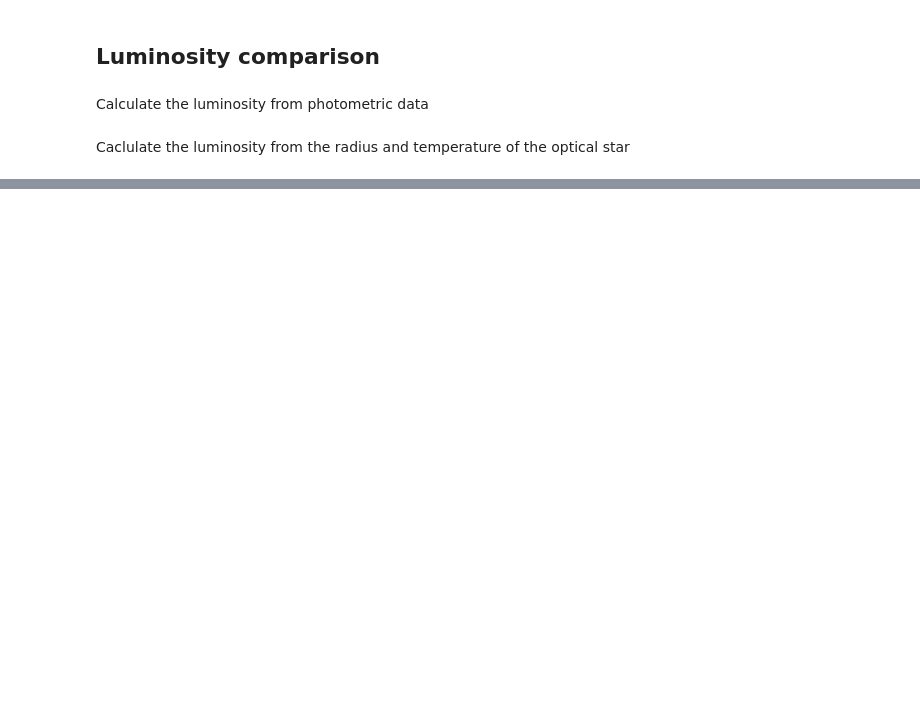
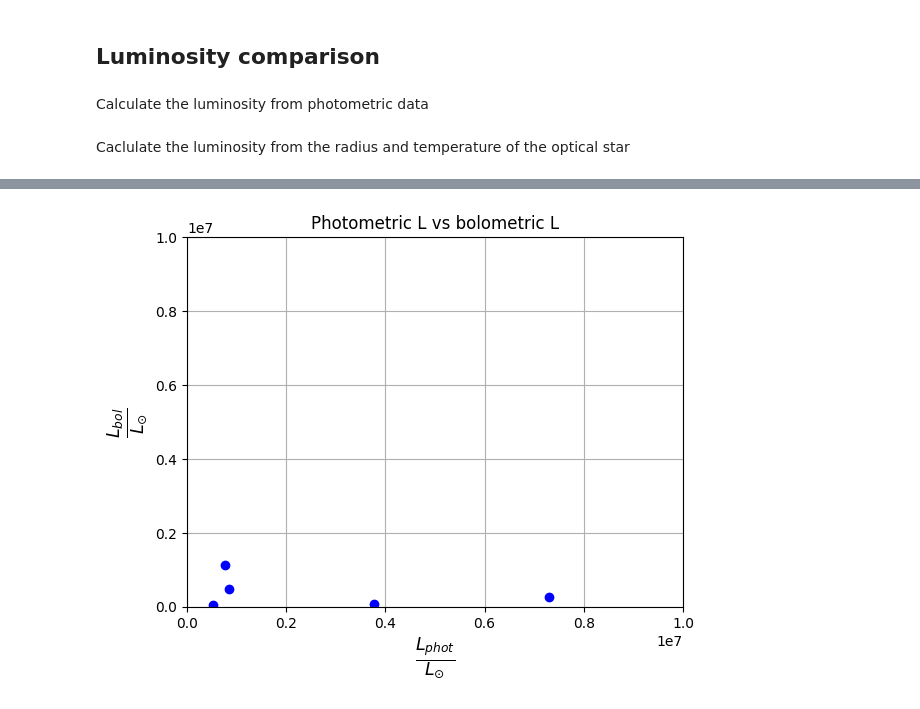
Before and after one commit to LvV210/MasterProject, a Jupyter notebook: luminosity.ipynb, the cells around one changed output, grey strips where cells are left out. Saved outputs shown, nothing was run; the diff lists cells and outputs as text; code cells hidden in the pictures; blank space fills up the shorter version.

Commit message:
Now have plots of the luminosity comparison

```diff
--- a/luminosity.ipynb
+++ b/luminosity.ipynb
@@ -18,3 +14,12 @@ df_falenga = falenga()
+# %%
+# Import data
+df_hmxb = HMXB_parameters()
+df_sg_params = supergiant_stellar_parameters()
+df_falenga = falenga()
+
+df_luminosity = pd.DataFrame({'id': df_hmxb['id'].copy(),
+                              "L_phot": [None] * len(df_hmxb['id']),
+                              "L_spec": [None] * len(df_hmxb['id'])})
 # %% [markdown]
 Calculate the luminosity from photometric data
 # %%
@@ -31,14 +36,13 @@ for i in range(df_hmxb.shape[0]):
     # Calculate the luminosity in solar luminosities
     L = 10**((Mbol - 4.74) / (-2.5))
 
+    # Put L in luminosity dataframe
+    df_luminosity.loc[df_luminosity["id"] == df_hmxb.loc[i, 'id'], "L_phot"] = L
     # Put L in the dataframe
     df_hmxb.loc[i, 'luminosity'] = L
-L_photometric = df_hmxb['luminosity']
 # %% [markdown]
 Caclulate the luminosity from the radius and temperature of the optical star
 # %%
-L_bolometric = []
-
 for i in range(df_falenga.shape[0]):
     # Orbital separation
     a = df_falenga.loc[i, 'a'] * R_sun.value
@@ -47,8 +51,20 @@ for i in range(df_falenga.shape[0]):
     # Semi eclipse angle
     theta_e = df_falenga.loc[i, 'semi_eclipse_angle']
 
+
     # Calculate Radius
-    R_sun = a * ((np.cos(np.deg2rad(inc)))**2 + (np.sin(np.deg2rad(inc)))**2 * (np.sin(np.deg2rad(theta_e)))**2)**(1/2)
+    Rob = a * ((np.cos(np.deg2rad(inc)))**2 + (np.sin(np.deg2rad(inc)))**2 * (np.sin(np.deg2rad(theta_e)))**2)**(1/2)
 
+    # Object id
+    id = df_falenga.loc[i, 'id']
+    # Spectral type
+    spectral_type = df_hmxb[df_hmxb["id"] == str(id)]["spectraltype(short)"].reset_index(drop=True).at[0]
+    # Spectral temperature
+    logTeff = df_sg_params[df_sg_params["sp"] == spectral_type]["logTeff"].reset_index(drop=True).at[0]
+    Teff = 10**logTeff
 
-    L_bolometric.append(L)
+    # Calculate Luminosity in solar luminosities
+    L = (4 * np.pi * Rob**2 * sigma_sb.value * Teff**4) / L_sun.value
+
+    # Put L in luminosity dataframe
+    df_luminosity.loc[df_luminosity["id"] == id, "L_spec"] = L
@@ -71,0 +86,15 @@ Name: luminosity, dtype: float64
+# %%
+filtered_df = df_luminosity.dropna(subset=["L_phot", "L_spec"])
+
+# Create a scatter plot of L1 vs. L2
+plt.scatter(filtered_df["L_phot"], filtered_df["L_spec"], color='blue')
+plt.grid(True)
+plt.xlabel(r"$\frac{L_{phot}}{L_{\odot}}$", fontsize=18)
+plt.ylabel(r"$\frac{L_{bol}}{L_{\odot}}$", fontsize=18)
+plt.xlim(0, 10**7)
+plt.ylim(0, 10**7)
+plt.title("Photometric L vs bolometric L")
+plt.savefig("/mnt/c/Users/luukv/OneDrive/Masterproject/plots/UnderluminousScatter.png")
+plt.show()
+# %% [output]
+[figure, added]
```
Also changed, not shown: parts of 5 cells of this notebook, 1 other file.
